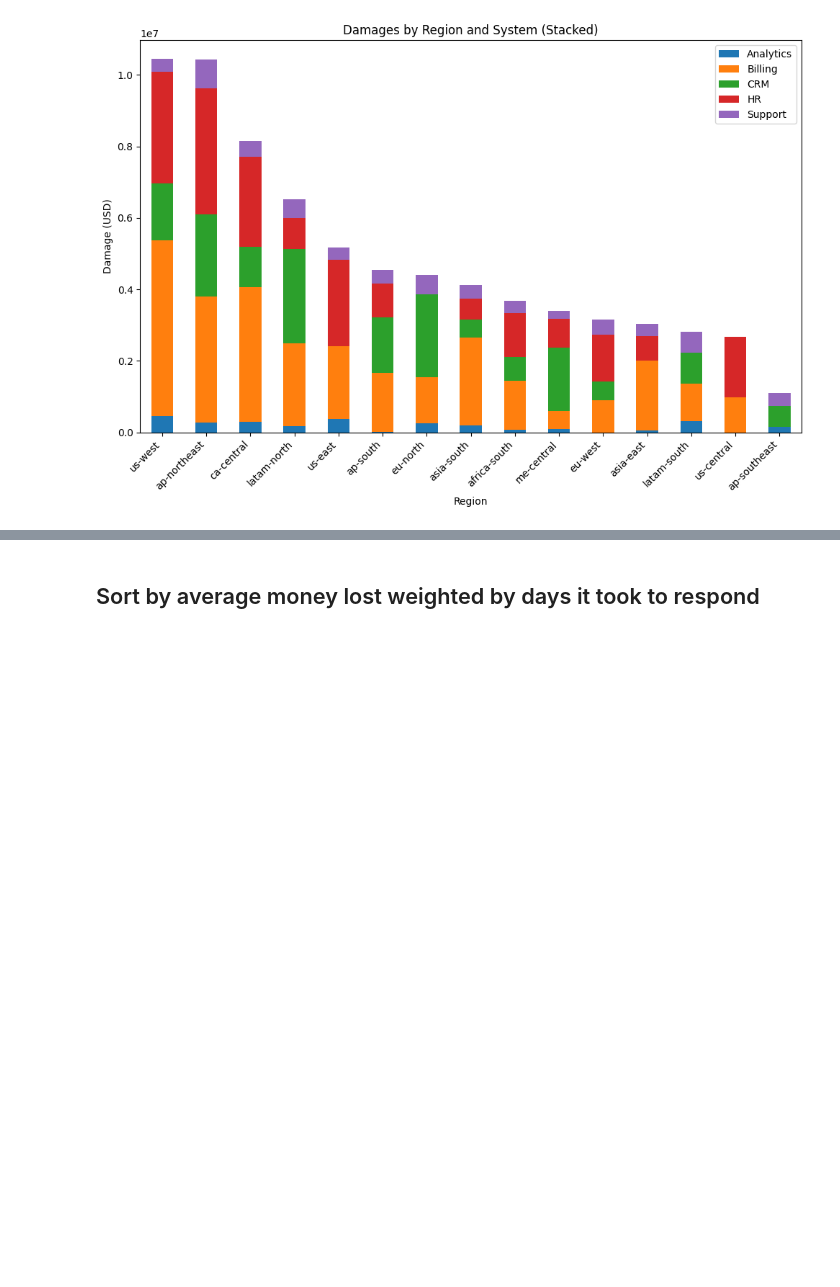
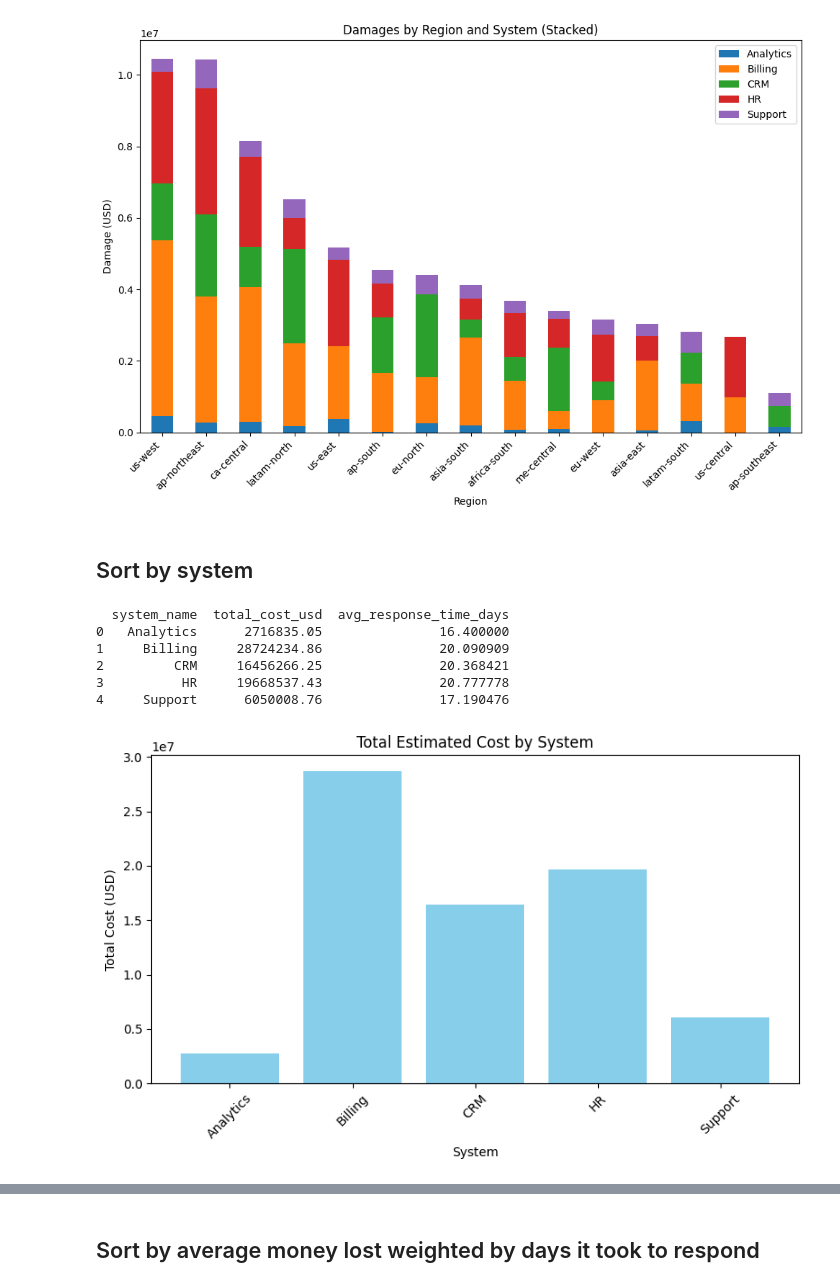
Before and after one commit to ssinlao/mini-data-analysts, a Jupyter notebook: mini-itc-code.ipynb, the cells around one changed output, grey strips where cells are left out. Drawn from its saved outputs; the diff is of its cells as text; code cells hidden in the pictures; blank space fills up the shorter version.

Commit message:
by system graphs

```diff
--- a/mini-itc-code.ipynb
+++ b/mini-itc-code.ipynb
@@ -179,3 +179,34 @@ plt.tight_layout()
 plt.show()
 # %% [output]
 [figure]
+# %% [markdown]
+## Sort by system
+# %%
+#combine money lost and average time it took to respond (detection + response)
+df['total_response_time'] = df['detection_delay_days'] + df['response_time_days']
+
+systems_df = df.groupby('system_name').agg(
+    total_cost_usd=('estimated_total_cost_usd', 'sum'),
+    avg_response_time_days=('total_response_time', 'mean')
+).reset_index()
+
+print(systems_df)
+# %% [output]
+  system_name  total_cost_usd  avg_response_time_days
+0   Analytics      2716835.05               16.400000
+1     Billing     28724234.86               20.090909
+2         CRM     16456266.25               20.368421
+3          HR     19668537.43               20.777778
+4     Support      6050008.76               17.190476
+# %%
+#graph 1: Total money lost per system
+plt.figure(figsize=(8,5))
+plt.bar(systems_df['system_name'], systems_df['total_cost_usd'])
+plt.title('Total Estimated Cost by System')
+plt.xlabel('System')
+plt.ylabel('Total Cost (USD)')
+plt.xticks(rotation=45)
+plt.tight_layout()
+plt.show()
+# %% [output]
+[figure, added]
```
Also changed, not shown: parts of 1 cell of this notebook.
